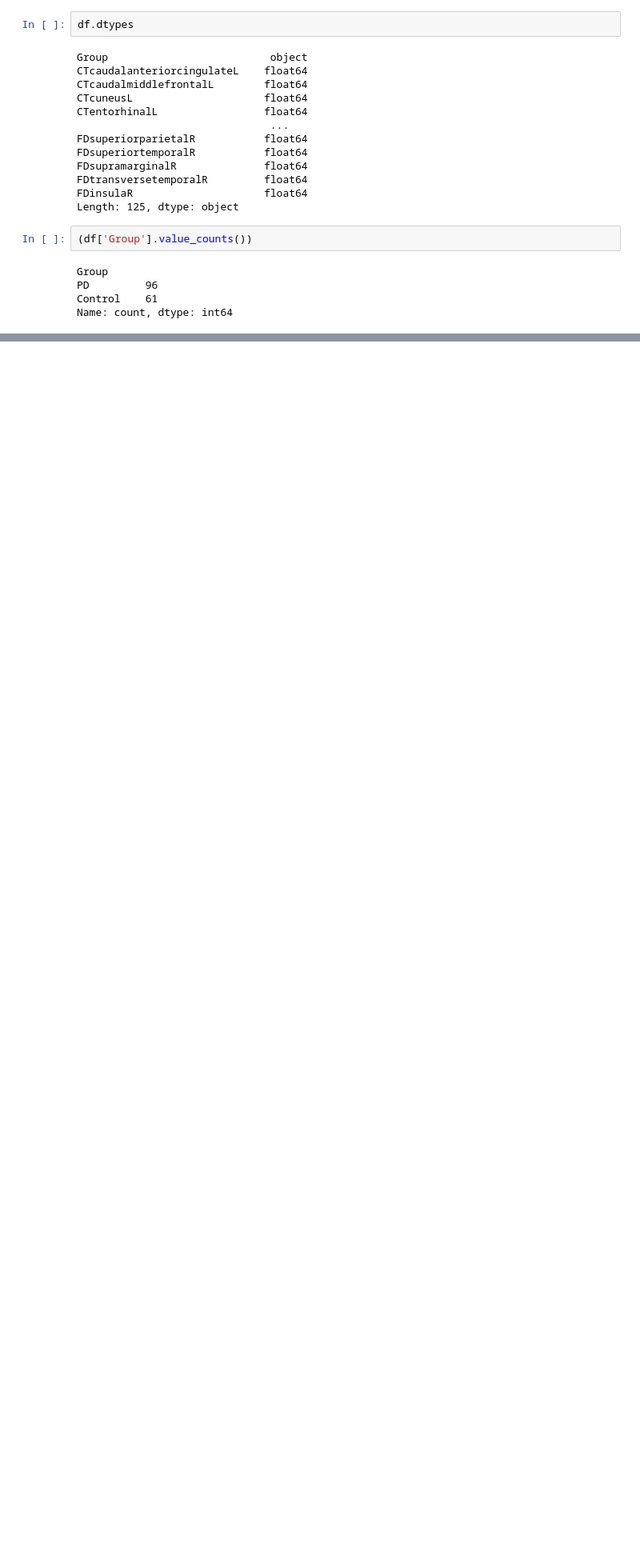
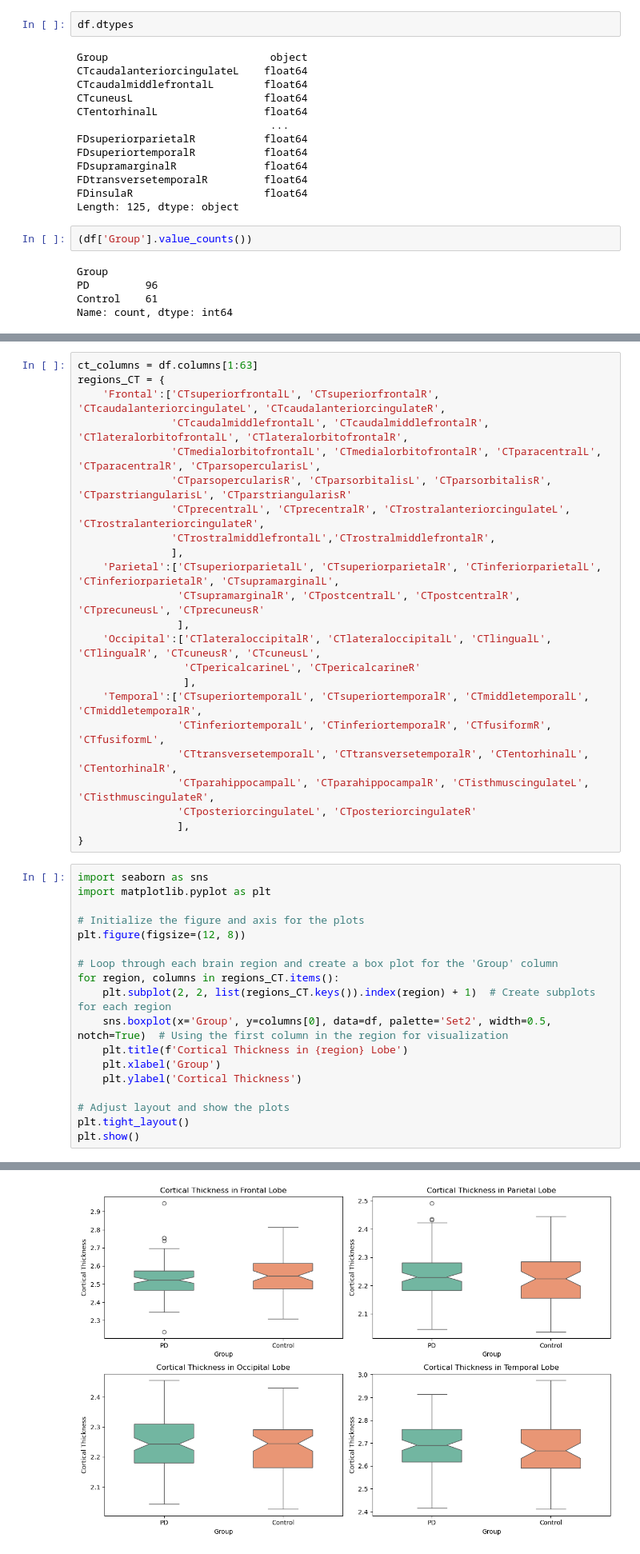
Before and after one commit to Shambok97/Parkinsons-MRI-CT-and-Fractal-Dimensionality, a Jupyter notebook: main.ipynb, the cells around one changed output, grey strips where cells are left out. Shown: that part at 80% size. Drawn from its saved outputs; the diff is of its cells as text; blank space fills up the shorter version.

```diff
--- a/main.ipynb
+++ b/main.ipynb
@@ -100,0 +53,42 @@ y = df['Group']
+# %%
+ct_columns = df.columns[1:63]
+regions_CT = {
+    'Frontal':['CTsuperiorfrontalL', 'CTsuperiorfrontalR', 'CTcaudalanteriorcingulateL', 'CTcaudalanteriorcingulateR',
+               'CTcaudalmiddlefrontalL', 'CTcaudalmiddlefrontalR', 'CTlateralorbitofrontalL', 'CTlateralorbitofrontalR',
+               'CTmedialorbitofrontalL', 'CTmedialorbitofrontalR', 'CTparacentralL', 'CTparacentralR', 'CTparsopercularisL',
+               'CTparsopercularisR', 'CTparsorbitalisL', 'CTparsorbitalisR', 'CTparstriangularisL', 'CTparstriangularisR'
+               'CTprecentralL', 'CTprecentralR', 'CTrostralanteriorcingulateL', 'CTrostralanteriorcingulateR',
+               'CTrostralmiddlefrontalL','CTrostralmiddlefrontalR',
+               ],
+    'Parietal':['CTsuperiorparietalL', 'CTsuperiorparietalR', 'CTinferiorparietalL', 'CTinferiorparietalR', 'CTsupramarginalL',
+                'CTsupramarginalR', 'CTpostcentralL', 'CTpostcentralR', 'CTprecuneusL', 'CTprecuneusR'
+                ],
+    'Occipital':['CTlateraloccipitalR', 'CTlateraloccipitalL', 'CTlingualL', 'CTlingualR', 'CTcuneusR', 'CTcuneusL',
+                 'CTpericalcarineL', 'CTpericalcarineR'
+                 ],
+    'Temporal':['CTsuperiortemporalL', 'CTsuperiortemporalR', 'CTmiddletemporalL', 'CTmiddletemporalR',
+                'CTinferiortemporalL', 'CTinferiortemporalR', 'CTfusiformR', 'CTfusiformL',
+                'CTtransversetemporalL', 'CTtransversetemporalR', 'CTentorhinalL', 'CTentorhinalR',
+                'CTparahippocampalL', 'CTparahippocampalR', 'CTisthmuscingulateL', 'CTisthmuscingulateR',
+                'CTposteriorcingulateL', 'CTposteriorcingulateR'
+                ],
+}
+# %%
+import seaborn as sns
+import matplotlib.pyplot as plt
+
+# Initialize the figure and axis for the plots
+plt.figure(figsize=(12, 8))
+
+# Loop through each brain region and create a box plot for the 'Group' column
+for region, columns in regions_CT.items():
+    plt.subplot(2, 2, list(regions_CT.keys()).index(region) + 1)  # Create subplots for each region
+    sns.boxplot(x='Group', y=columns[0], data=df, palette='Set2', width=0.5, notch=True)  # Using the first column in the region for visualization
+    plt.title(f'Cortical Thickness in {region} Lobe')
+    plt.xlabel('Group')
+    plt.ylabel('Cortical Thickness')
+
+# Adjust layout and show the plots
+plt.tight_layout()
+plt.show()
+# %% [output]
@@ -100,0 +110 @@ y = df['Group']
+[figure, added]
```
Also changed, not shown: parts of 31 cells of this notebook.
